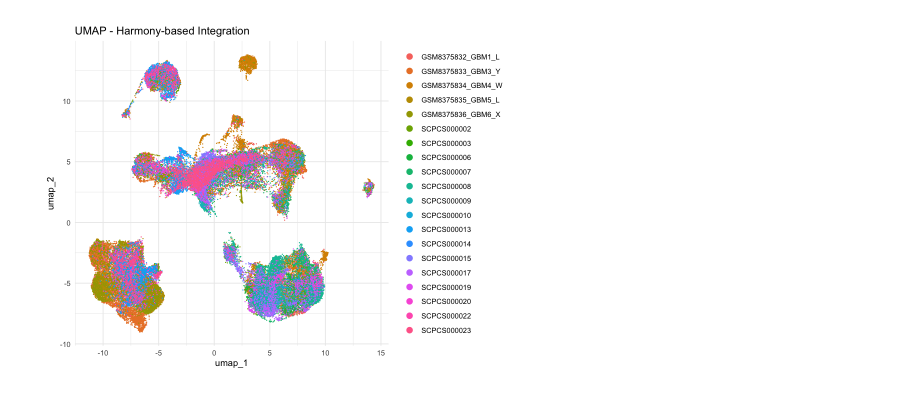
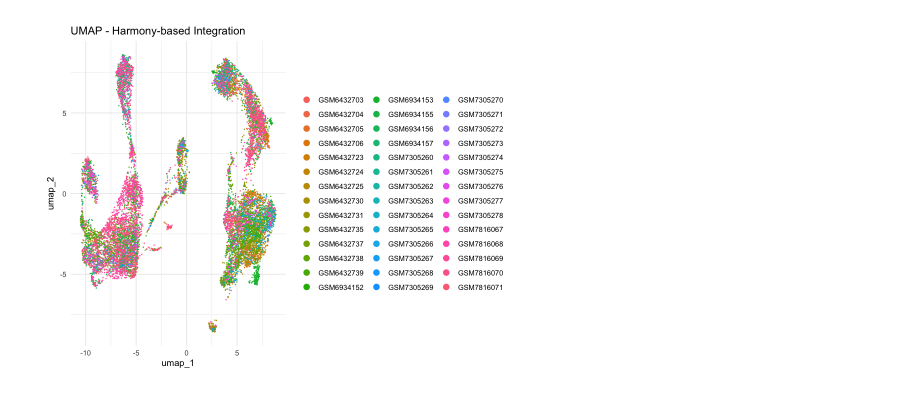
Before and after one commit to Sashoss/Pediatric_Immuno-Oncology, a Jupyter notebook: Notebooks/Integration/integrate.ipynb, the cells around one changed output. Saved outputs shown, nothing was run; the diff lists cells and outputs as text; code cells hidden in the pictures.

Commit message:
integrate

```diff
--- a/Notebooks/Integration/integrate.ipynb
+++ b/Notebooks/Integration/integrate.ipynb
@@ -243,7 +114,7 @@ selected_list <- selected_list[ setdiff(names(selected_list), "SCPCS000018") ]
 # %%
 
 # Normalize data and find variable features for each Seurat object
-for (name in names(selected_list)) {
-  selected_list[[name]] <- NormalizeData(selected_list[[name]], verbose = FALSE)
-  selected_list[[name]] <- FindVariableFeatures(selected_list[[name]], selection.method = "vst", nfeatures = 2000, verbose = FALSE)
+for (name in names(data_list)) {
+  data_list[[name]] <- NormalizeData(data_list[[name]], verbose = FALSE)
+  data_list[[name]] <- FindVariableFeatures(data_list[[name]], selection.method = "vst", nfeatures = 2000, verbose = FALSE)
 }
@@ -254,12 +139,12 @@ selected_list <- readRDS("./out/selected_list.rds")
 # %%
 
 # Select integration features
-integration_features <- SelectIntegrationFeatures(object.list = selected_list, nfeatures = 2000)
+integration_features <- SelectIntegrationFeatures(object.list = data_list, nfeatures = 2000)
 # %%
 
 # Merge all datasets
-combined <- merge(selected_list[[1]], y = selected_list[2:length(selected_list)],
-                 add.cell.ids = names(selected_list))
+combined <- merge(data_list[[1]], y = data_list[2:length(data_list)],
+                 add.cell.ids = names(data_list))
 
 # Scale data and run PCA
 combined <- ScaleData(combined, features = integration_features, verbose = FALSE)
@@ -290,7 +173,7 @@ A data.frame: 6 x 13
 # Run Harmony integration
 combined <- RunHarmony(
   object = combined,
-  group.by.vars = "sample_name",
+  group.by.vars = "orig.ident",
   assay.use = "RNA",
   reduction.use = "pca",
   dims.use = 1:20,
@@ -299,7 +182,7 @@ combined <- RunHarmony(
 
 # Run UMAP on harmony embeddings
 combined <- RunUMAP(combined, reduction = "harmony", dims = 1:20)
-saveRDS(combined, file = "./out/integrated_harmony.rds")
+saveRDS(combined, paste0(file = "./out/integrated_harmony_", CANCER_TYPE, ".rds"))
 # %% [output]
 Transposing data matrix
 
@@ -321,21 +204,21 @@ Harmony 4/10
 # %%
 options(repr.plot.width=8, repr.plot.height=6)
 
 library(ggplot2)
 
 # Create and save UMAP plot
-p <- DimPlot(combined, reduction = "umap", group.by = "sample_name") +
+p <- DimPlot(combined, reduction = "umap", group.by = "orig.ident") +
   ggtitle("UMAP - Harmony-based Integration") +
   theme_minimal()
 
 ggsave(
   filename = file.path("./out/fig", "Harmony_based_Integration_UMAP_Sample_Name.png"),
   plot = p,
   width = 8,
   height = 6
 )
 
 # Display the plot
 print(p)
 # %% [output]
-[figure, old version]
+[figure, new version]
```
Also changed, not shown: parts of 20 cells of this notebook.
